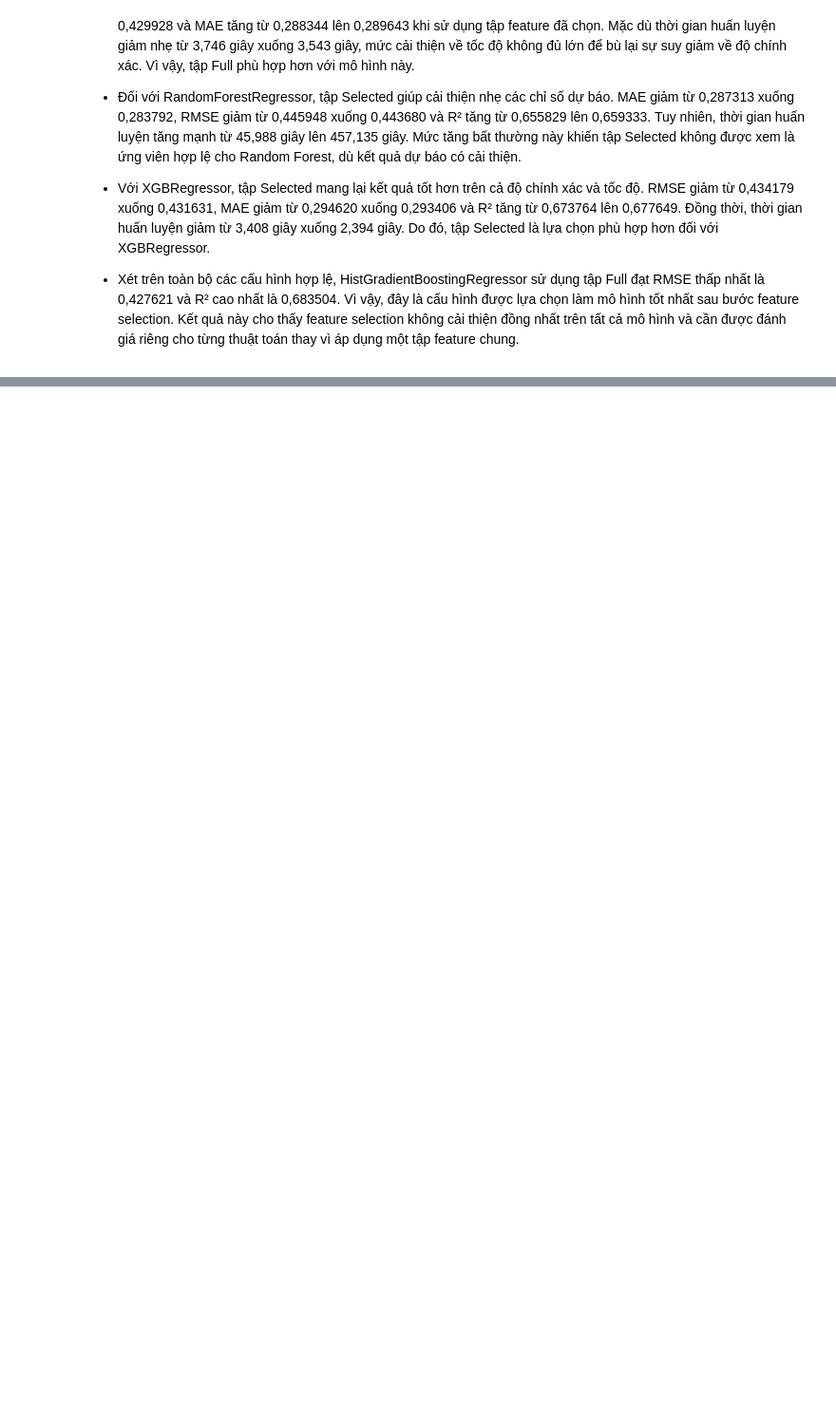
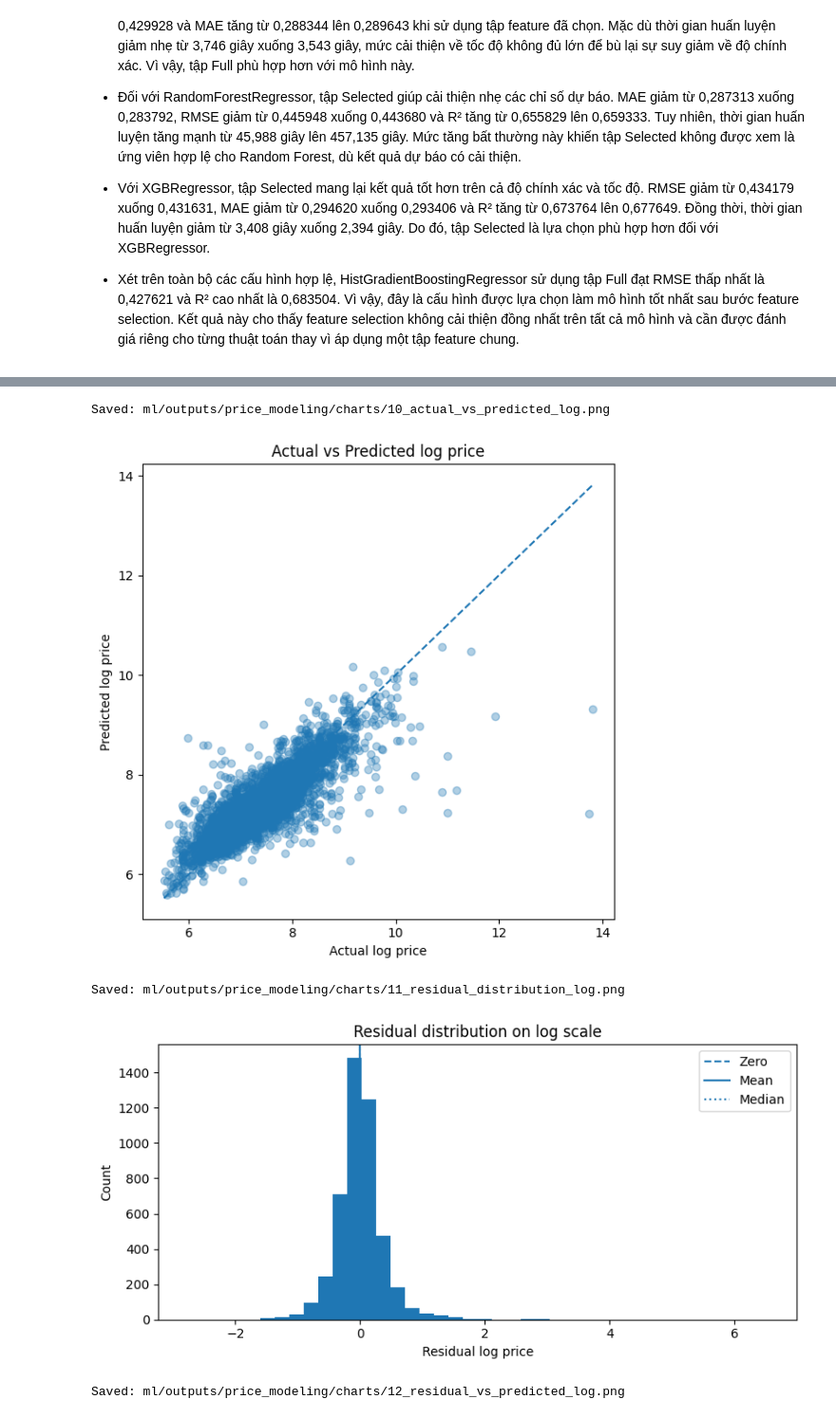
Before and after one commit to pamern/airbnb-analytics-platform, a Jupyter notebook: notebooks/03_price_modeling.ipynb, the cells around one changed output, grey strips where cells are left out. Shown at 95% size. Saved outputs shown, nothing was run; the diff lists cells and outputs as text; code cells hidden in the pictures; blank space fills up the shorter version.

```diff
--- a/notebooks/03_price_modeling.ipynb
+++ b/notebooks/03_price_modeling.ipynb
@@ -2443,0 +3392,58 @@ Kết quả cho thấy việc giảm từ 29 xuống còn 22 feature, tương
+# %%
+def save_error_figure(filename):
+    output_path = OUTPUT_DIRS["charts"] / filename
+    plt.tight_layout()
+    plt.savefig(output_path, dpi=150, bbox_inches="tight")
+    print(f"Saved: {format_output_path(output_path)}")
+    plt.show()
+    plt.close()
+
+
+plt.figure(figsize=(6, 6))
+plt.scatter(
+    error_analysis_predictions["actual_log_price"],
+    error_analysis_predictions["predicted_log_price"],
+    alpha=0.35,
+)
+axis_min = min(
+    error_analysis_predictions["actual_log_price"].min(),
+    error_analysis_predictions["predicted_log_price"].min(),
+)
+axis_max = max(
+    error_analysis_predictions["actual_log_price"].max(),
+    error_analysis_predictions["predicted_log_price"].max(),
+)
+plt.plot([axis_min, axis_max], [axis_min, axis_max], linestyle="--")
+plt.title("Actual vs Predicted log price")
+plt.xlabel("Actual log price")
+plt.ylabel("Predicted log price")
+save_error_figure("10_actual_vs_predicted_log.png")
+
+plt.figure(figsize=(8, 4))
+plt.hist(error_analysis_predictions["residual_log"], bins=40)
+plt.axvline(0, linestyle="--", label="Zero")
+plt.axvline(error_analysis_predictions["residual_log"].mean(), linestyle="-", label="Mean")
+plt.axvline(error_analysis_predictions["residual_log"].median(), linestyle=":", label="Median")
+plt.title("Residual distribution on log scale")
+plt.xlabel("Residual log price")
+plt.ylabel("Count")
+plt.legend()
+save_error_figure("11_residual_distribution_log.png")
+
+plt.figure(figsize=(8, 4))
+plt.scatter(
+    error_analysis_predictions["predicted_log_price"],
+    error_analysis_predictions["residual_log"],
+    alpha=0.35,
+)
+plt.axhline(0, linestyle="--")
+plt.title("Residual vs Predicted log price")
+plt.xlabel("Predicted log price")
+plt.ylabel("Residual log price")
+save_error_figure("12_residual_vs_predicted_log.png")
+# %% [output]
+Saved: ml/outputs/price_modeling/charts/10_actual_vs_predicted_log.png
+[figure, added]
+Saved: ml/outputs/price_modeling/charts/11_residual_distribution_log.png
+[figure, added]
+Saved: ml/outputs/price_modeling/charts/12_residual_vs_predicted_log.png
```
Also changed, not shown: parts of 77 cells of this notebook, 52 other files.
